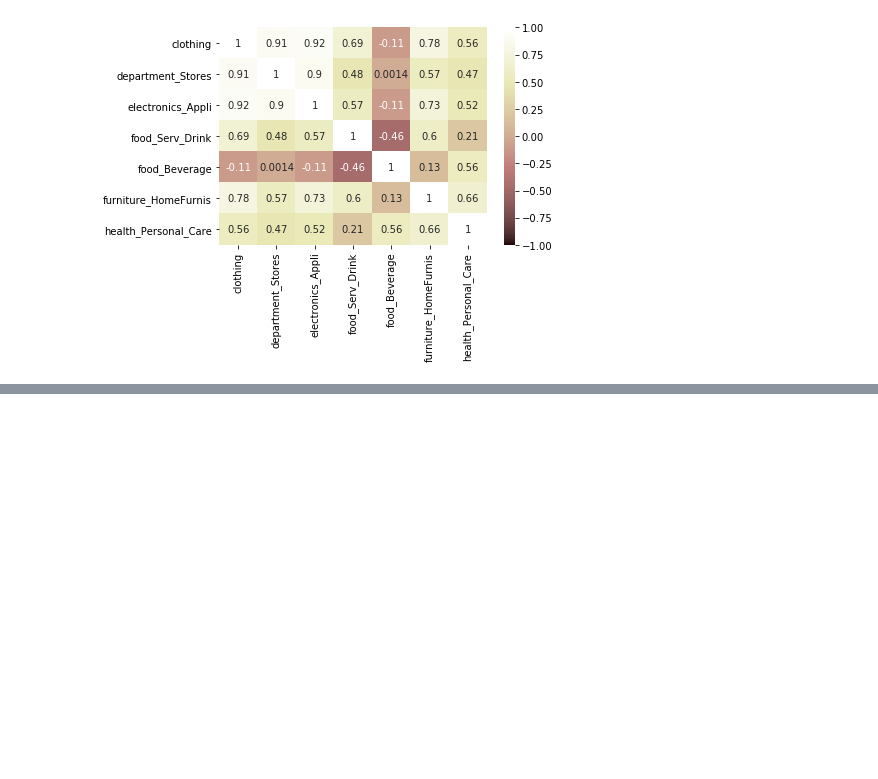
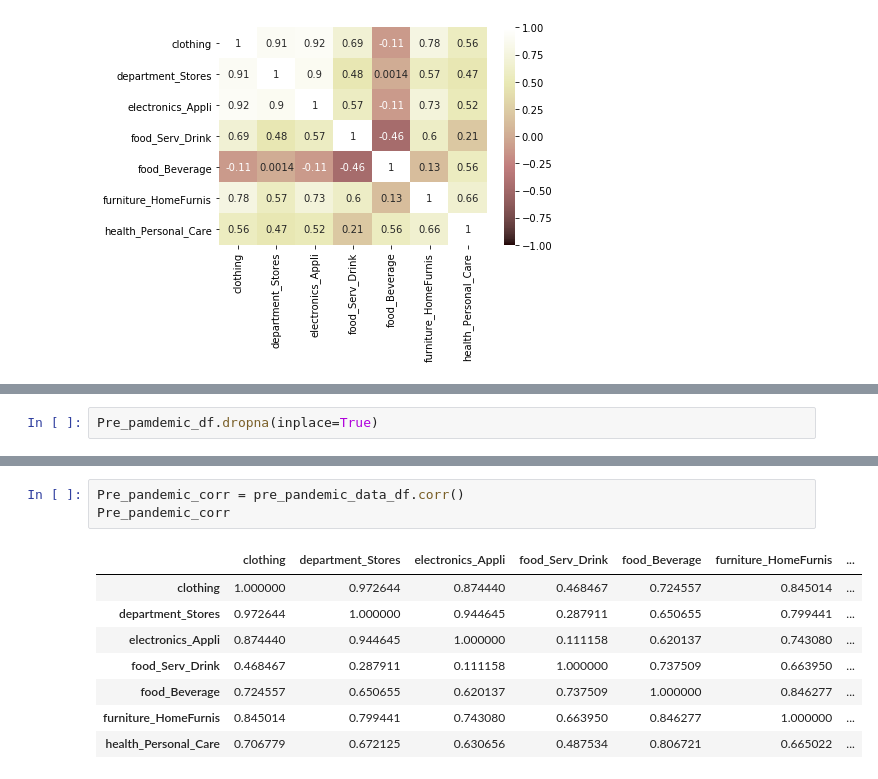
Before and after one commit to Billieo/pandemic_pandas, a Jupyter notebook: notebooks/Billie.ipynb, the cells around one changed output, grey strips where cells are left out. Saved outputs shown, nothing was run; the diff lists cells and outputs as text; blank space fills up the shorter version.

```diff
--- a/notebooks/Billie.ipynb
+++ b/notebooks/Billie.ipynb
@@ -163,0 +200,2 @@ Pre_pandemic = retail_combined_df[]
+# %%
+Pre_pamdemic_df.dropna(inplace=True)
@@ -163,0 +226,12 @@ Pre_pandemic = retail_combined_df[]
+# %%
+Pre_pandemic_corr = pre_pandemic_data_df.corr()
+Pre_pandemic_corr
+# %% [output]
+|  | clothing | department_Stores | electronics_Appli | food_Serv_Drink | food_Beverage | furniture_HomeFurnis | ... |
+| clothing | 1.000000 | 0.972644 | 0.874440 | 0.468467 | 0.724557 | 0.845014 | ... |
+| department_Stores | 0.972644 | 1.000000 | 0.944645 | 0.287911 | 0.650655 | 0.799441 | ... |
+| electronics_Appli | 0.874440 | 0.944645 | 1.000000 | 0.111158 | 0.620137 | 0.743080 | ... |
+| food_Serv_Drink | 0.468467 | 0.287911 | 0.111158 | 1.000000 | 0.737509 | 0.663950 | ... |
+| food_Beverage | 0.724557 | 0.650655 | 0.620137 | 0.737509 | 1.000000 | 0.846277 | ... |
+| furniture_HomeFurnis | 0.845014 | 0.799441 | 0.743080 | 0.663950 | 0.846277 | 1.000000 | ... |
+| health_Personal_Care | 0.706779 | 0.672125 | 0.630656 | 0.487534 | 0.806721 | 0.665022 | ... |
```
Also changed, not shown: parts of 13 cells of this notebook, 1 other file.
